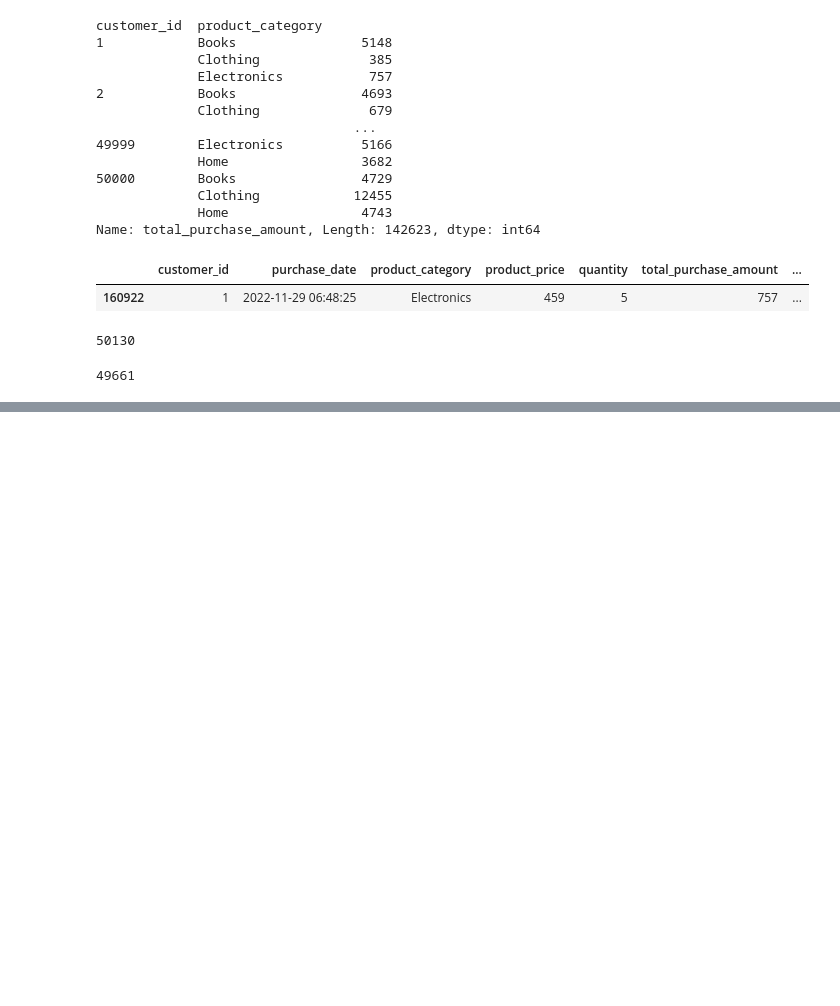
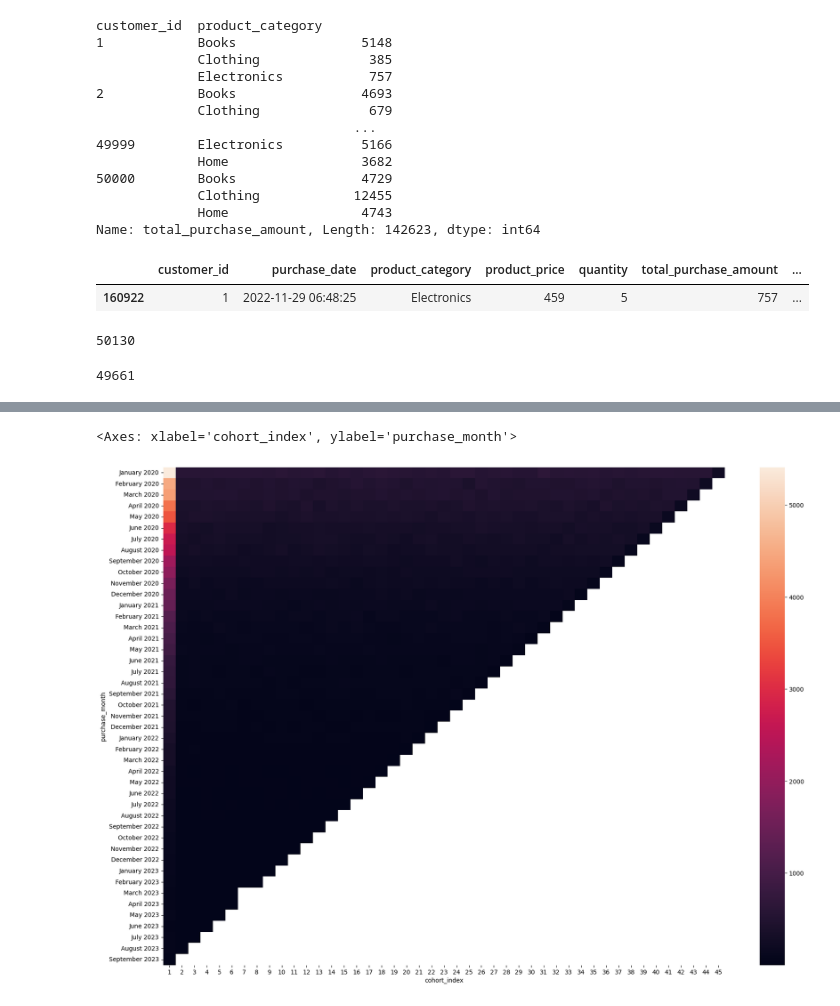
Before and after one commit to HyunsungRyu/e-commerce_cohort, a Jupyter notebook: cohort_frame.ipynb, the cells around one changed output, grey strips where cells are left out. Saved outputs shown, nothing was run; the diff lists cells and outputs as text; code cells hidden in the pictures; blank space fills up the shorter version.

```diff
--- a/cohort_frame.ipynb
+++ b/cohort_frame.ipynb
@@ -131,0 +193,5 @@ len(df['customer_id'].unique())
+# %%
+year_diff = purchase_year - cohort_year
+month_diff = purchase_month - cohort_month
+df['cohort_index'] = year_diff * 12 + month_diff + 1 # 시작을 1부터 하기 위한 +1
+df.tail(2)
@@ -131,0 +202,3 @@ len(df['customer_id'].unique())
+# %%
+cohort_df = df.groupby(['purchase_month', 'cohort_index'])['customer_id'].apply(pd.Series.nunique).reset_index()
+cohort_df.head(2)
@@ -131,0 +209,3 @@ len(df['customer_id'].unique())
+# %%
+cohort_table = cohort_df.pivot(index='purchase_month', columns=['cohort_index'], values='customer_id')
+cohort_table
@@ -131,0 +232,3 @@ len(df['customer_id'].unique())
+# %%
+cohort_table.index = cohort_table.index.strftime('%B %Y')
+cohort_table
@@ -131,0 +255,9 @@ len(df['customer_id'].unique())
+# %%
+import matplotlib.pyplot as plt
+import seaborn as sns
+
+plt.figure(figsize=(21, 15))
+sns.heatmap(cohort_table)
+# %% [output]
+<Axes: xlabel='cohort_index', ylabel='purchase_month'>
+[figure, added]
```
Also changed, not shown: parts of 14 cells of this notebook.
